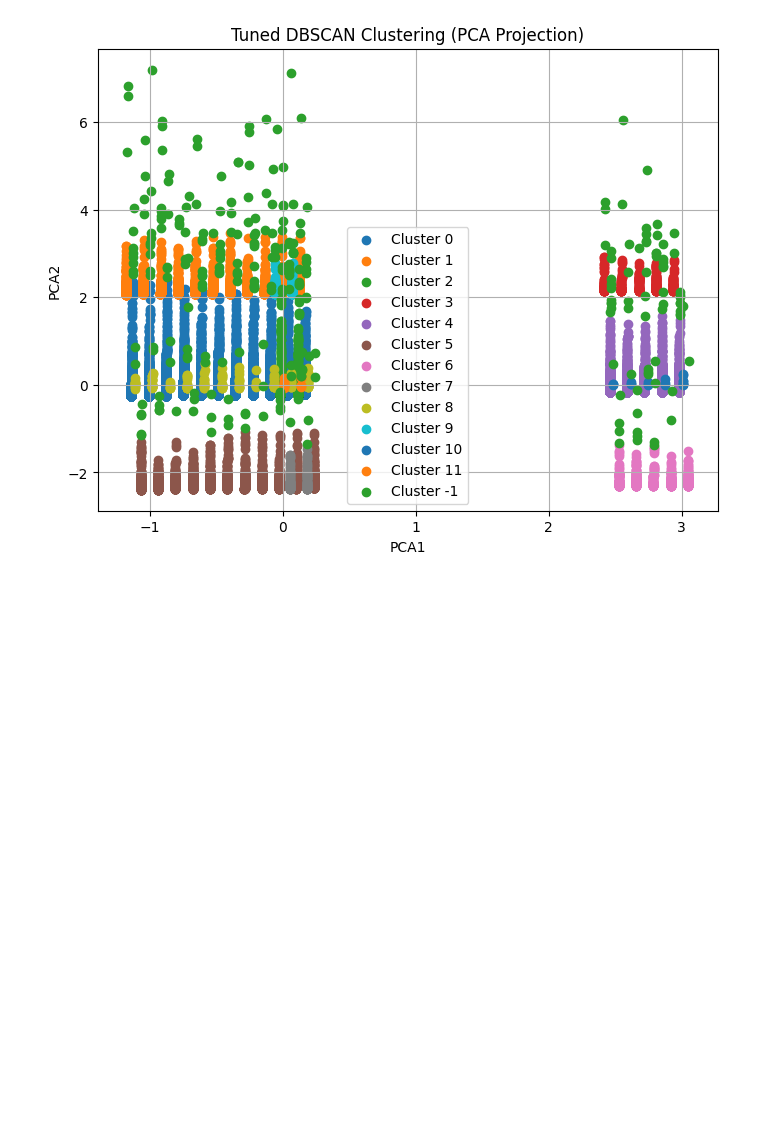
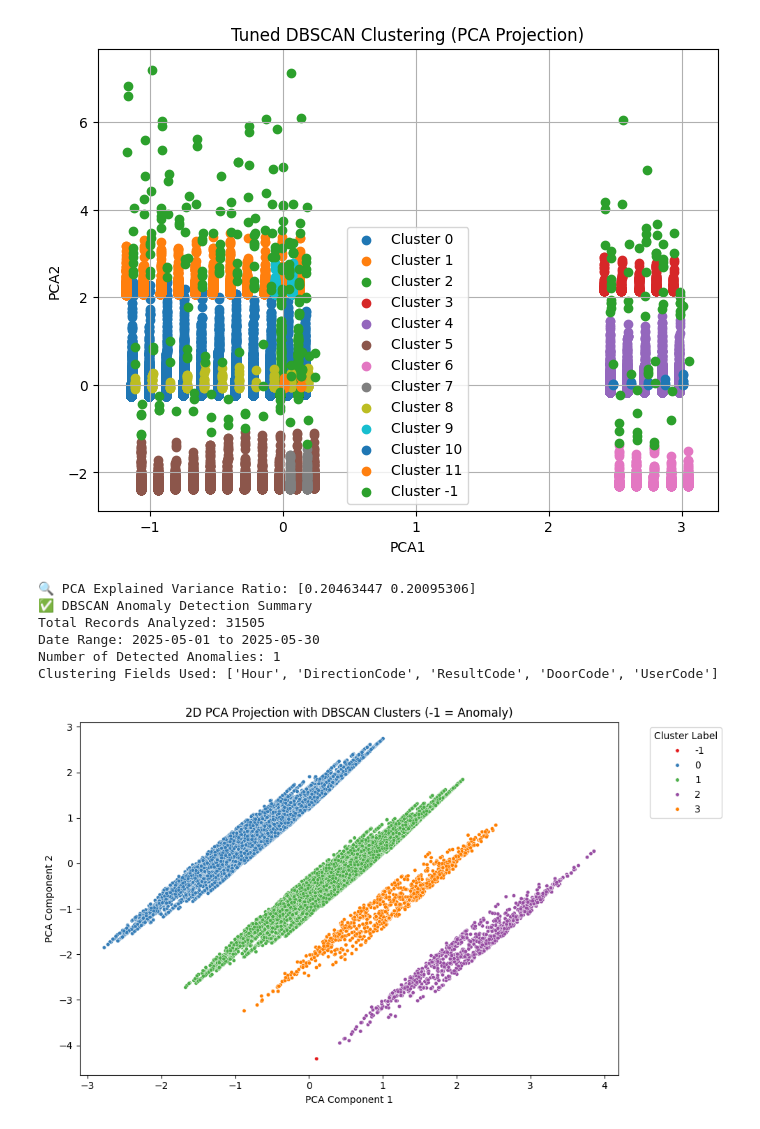
Before and after one commit to Divyaanshvats/FIDROX_ASSIGNMENTS, a Jupyter notebook: FIDROX_DBSCAN.ipynb, the cells around one changed output. Drawn from its saved outputs; the diff is of its cells as text; code cells hidden in the pictures; blank space fills up the shorter version.

```diff
--- a/FIDROX_DBSCAN.ipynb
+++ b/FIDROX_DBSCAN.ipynb
@@ -502,3 +557,83 @@ if labels is not None:
 
 ✅ Best Params: eps=0.40, min_samples=9 with Silhouette Score=0.669
 [figure]
+# %%
+from sklearn.cluster import DBSCAN
+from sklearn.preprocessing import StandardScaler
+from sklearn.decomposition import PCA
+import matplotlib.pyplot as plt
+import seaborn as sns
+import pandas as pd
+
+# Step 1: Feature Engineering
+df['Hour'] = df['Timestamp'].dt.hour
+df['DirectionCode'] = df['Direction'].map({'IN': 0, 'OUT': 1})
+df['ResultCode'] = df['Result'].map({'Success': 0, 'Failed': 1})
+df['DoorCode'] = df['DoorID'].astype('category').cat.codes
+df['UserCode'] = df['UserID'].astype('category').cat.codes
+
+# Features used for clustering
+features = ['Hour', 'DirectionCode', 'ResultCode', 'DoorCode', 'UserCode']
+X = df[features]
+
+# Step 2: Standardize
+scaler = StandardScaler()
+X_scaled = scaler.fit_transform(X)
+
+# Step 3: PCA for dimensionality reduction
+pca = PCA(n_components=2)
+X_pca = pca.fit_transform(X_scaled)
+
+print("🔍 PCA Explained Variance Ratio:", pca.explained_variance_ratio_)
+
+# Step 4: DBSCAN Clustering
+# Tuned manually: eps = 0.4 gave stable results, min_samples = 9 to define neighborhood
+dbscan = DBSCAN(eps=0.4, min_samples=9)
+labels = dbscan.fit_predict(X_pca)
+df['DBSCAN_Label'] = labels
+
+# Step 5: Output summary
+print("✅ DBSCAN Anomaly Detection Summary")
+print(f"Total Records Analyzed: {len(df)}")
+print(f"Date Range: {df['Timestamp'].min().date()} to {df['Timestamp'].max().date()}")
+print(f"Number of Detected Anomalies: {sum(df['DBSCAN_Label'] == -1)}")
+print("Clustering Fields Used:", features)
+
+# Step 6: PCA Scatter Plot with Clusters
+plt.figure(figsize=(10, 6))
+sns.scatterplot(x=X_pca[:, 0], y=X_pca[:, 1], hue=df['DBSCAN_Label'], palette='Set1', s=15)
+plt.title("2D PCA Projection with DBSCAN Clusters (-1 = Anomaly)")
+plt.xlabel("PCA Component 1")
+plt.ylabel("PCA Component 2")
+plt.legend(title="Cluster Label", bbox_to_anchor=(1.05, 1), loc='upper left')
+plt.tight_layout()
+plt.show()
+
+# Step 7: Failed Attempts by Door (Bar Chart)
+plt.figure(figsize=(10, 4))
+failed_by_door = df[df['Result'] == 'Failed']['DoorName'].value_counts()
+sns.barplot(x=failed_by_door.index, y=failed_by_door.values, palette="flare")
+plt.title("🔐 Failed Access Attempts by Door")
+plt.xlabel("Door Name")
+plt.ylabel("Failure Count")
+plt.xticks(rotation=45)
+plt.tight_layout()
+plt.show()
+
+# Step 8: Histogram of All Swipes by Hour
+plt.figure(figsize=(10, 4))
+sns.histplot(df['Hour'], bins=24, kde=False, color='skyblue')
+plt.title("⏰ Access Swipes Distribution by Hour")
+plt.xlabel("Hour of Day")
+plt.ylabel("Number of Swipes")
+plt.xticks(range(0, 24))
+plt.tight_layout()
+plt.show()
+# %% [output]
+🔍 PCA Explained Variance Ratio: [0.20463447 0.20095306]
+✅ DBSCAN Anomaly Detection Summary
+Total Records Analyzed: 31505
+Date Range: 2025-05-01 to 2025-05-30
+Number of Detected Anomalies: 1
+Clustering Fields Used: ['Hour', 'DirectionCode', 'ResultCode', 'DoorCode', 'UserCode']
+[figure, added]
```
Also changed, not shown: parts of 18 cells of this notebook.
